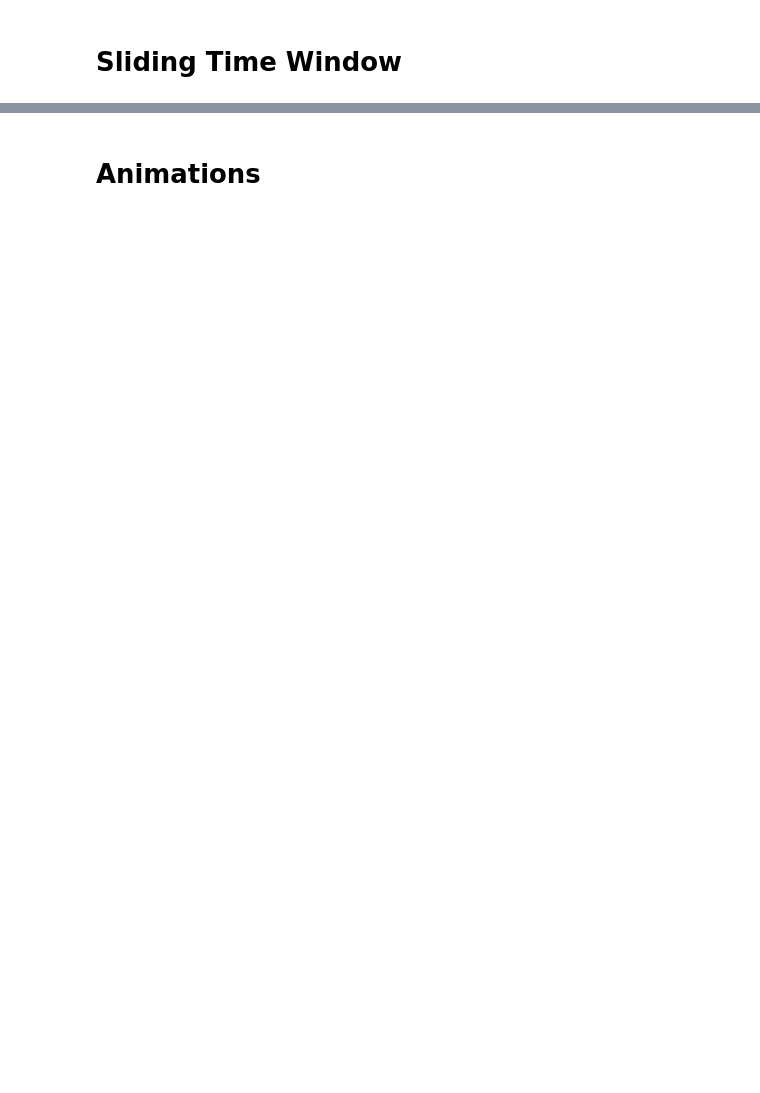
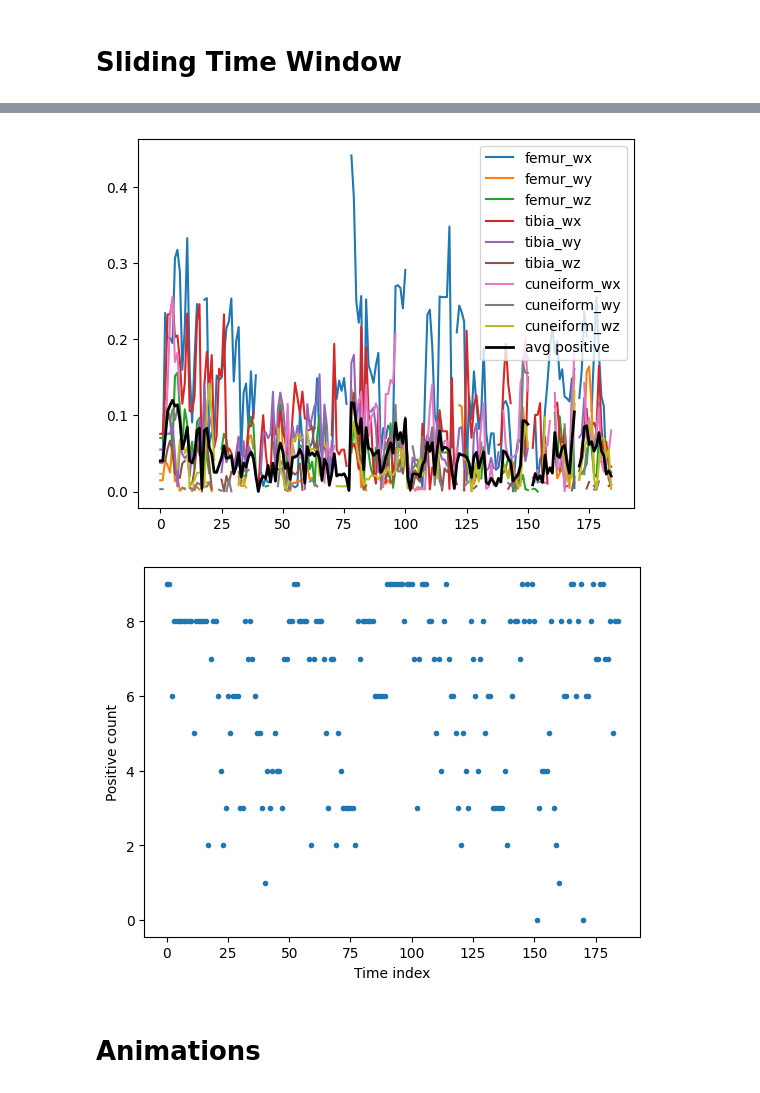
Before and after one commit to ThH00/biomechanics-hula-hoop, a Jupyter notebook: network-methods-code/2024-code-ExploringLocalizationInNonlinearOscillators/network_analysis_rotation_mix.ipynb, the cells around one changed output, grey strips where cells are left out. Cells and saved outputs as stored; diff of their text form; code cells hidden in the pictures; blank space fills up the shorter version.

```diff
--- a/network-methods-code/2024-code-ExploringLocalizationInNonlinearOscillators/network_analysis_rotation_mix.ipynb
+++ b/network-methods-code/2024-code-ExploringLocalizationInNonlinearOscillators/network_analysis_rotation_mix.ipynb
@@ -643,0 +189,11 @@ plt.show()
+# %%
+avg_positive, pos_count = plot_positive_directional_differences(
+    C_xys_3D,
+    names,
+    i_start=1,
+    i_end=10,
+    normalize_by_count=False
+)
+# %% [output]
+[figure, added]
+[figure, added]
```
Also changed, not shown: parts of 21 cells of this notebook, 2 other files.
